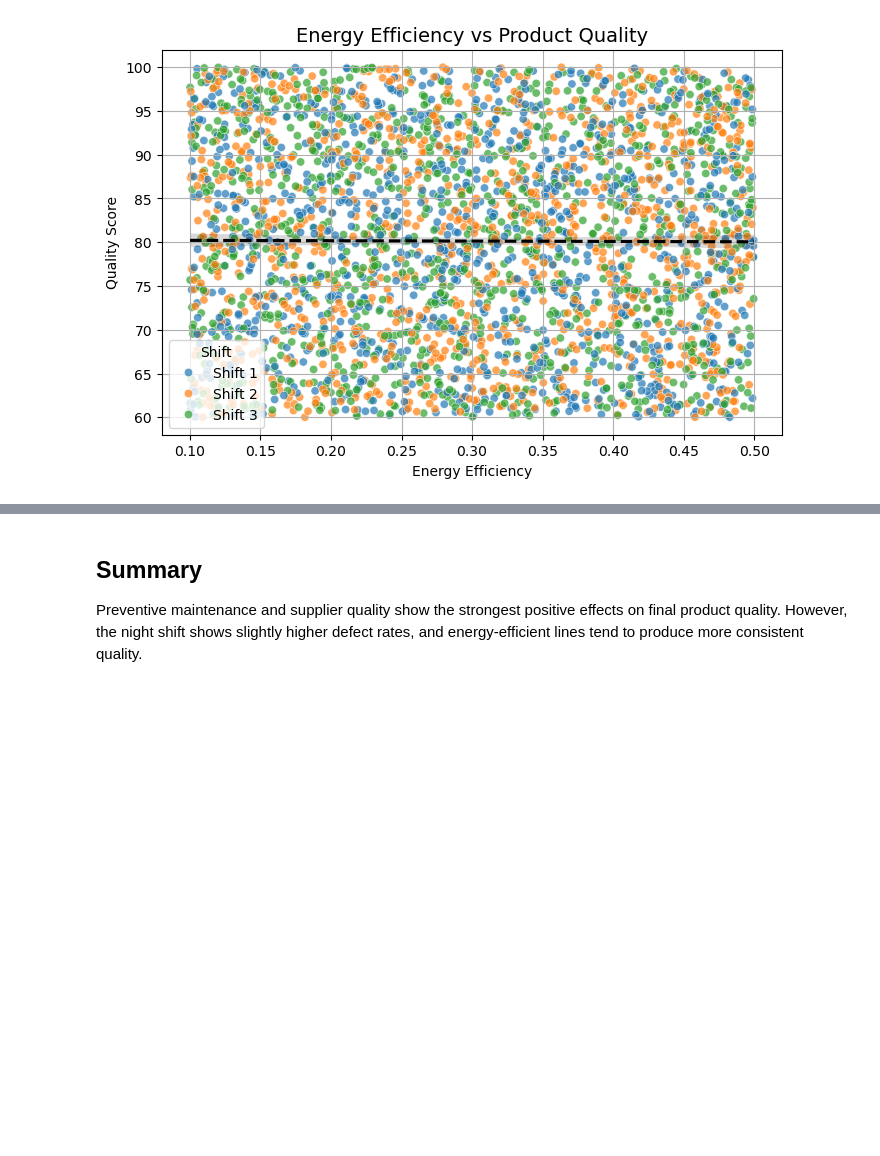
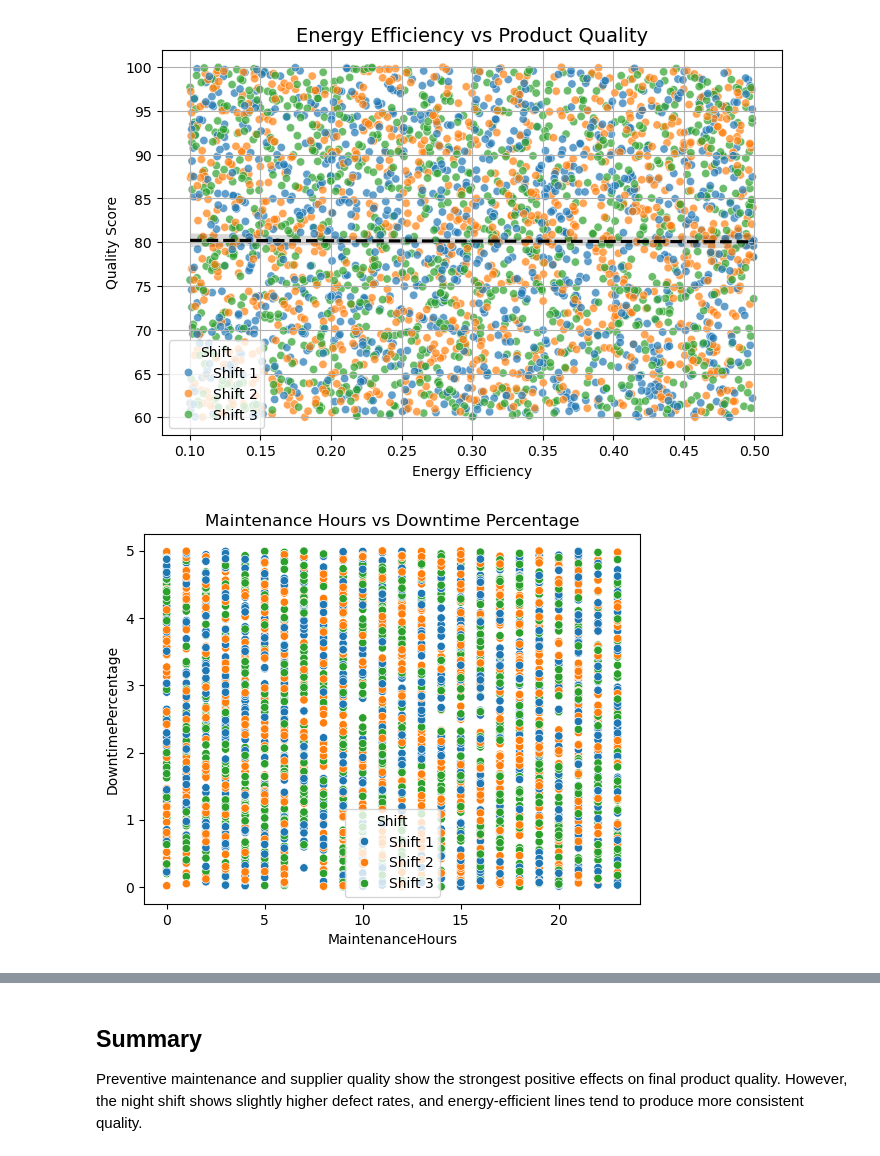
Before and after one commit to bbhatta10/Manufacturing-Quality-Analysis, a Jupyter notebook: quality.ipynb, the cells around one changed output, grey strips where cells are left out. Cells and saved outputs as stored; diff of their text form; code cells hidden in the pictures; blank space fills up the shorter version.

```diff
--- a/quality.ipynb
+++ b/quality.ipynb
@@ -392,3 +392,9 @@ plt.grid()
 plt.show()
 # %% [output]
 [figure]
+# %%
+sns.scatterplot(data=df_quality_data, x='MaintenanceHours', y='DowntimePercentage', hue='Shift')
+plt.title("Maintenance Hours vs Downtime Percentage")
+plt.show()
+# %% [output]
+[figure, added]
```
Also changed, not shown: parts of 1 cell of this notebook.
